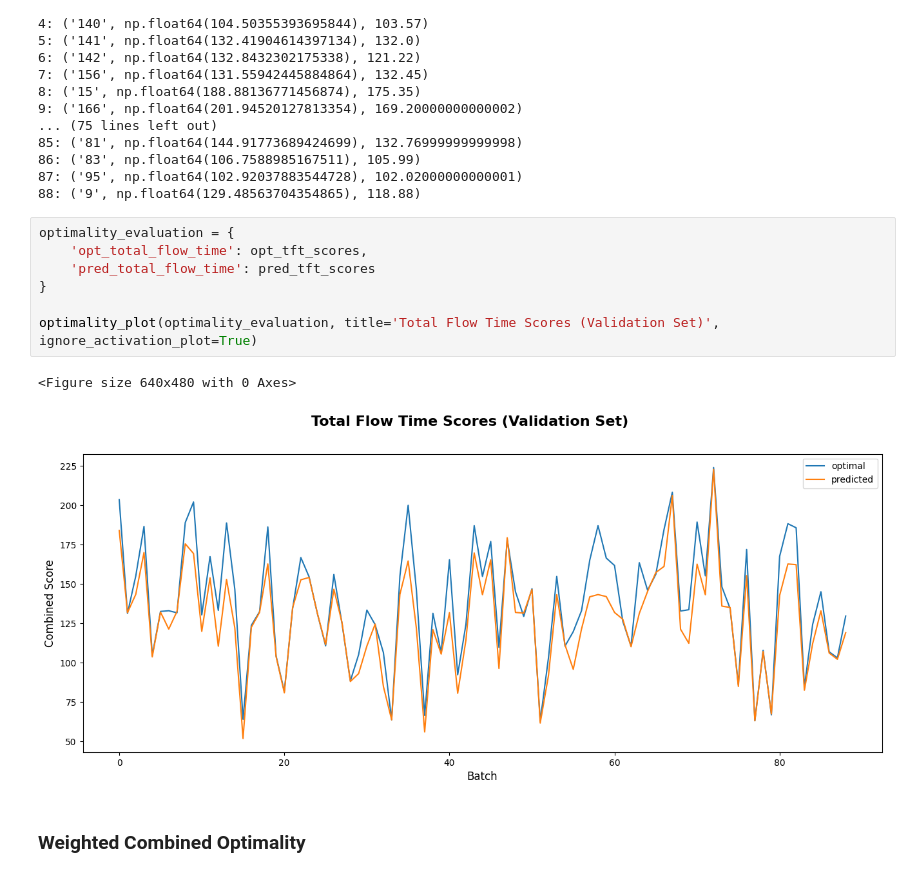
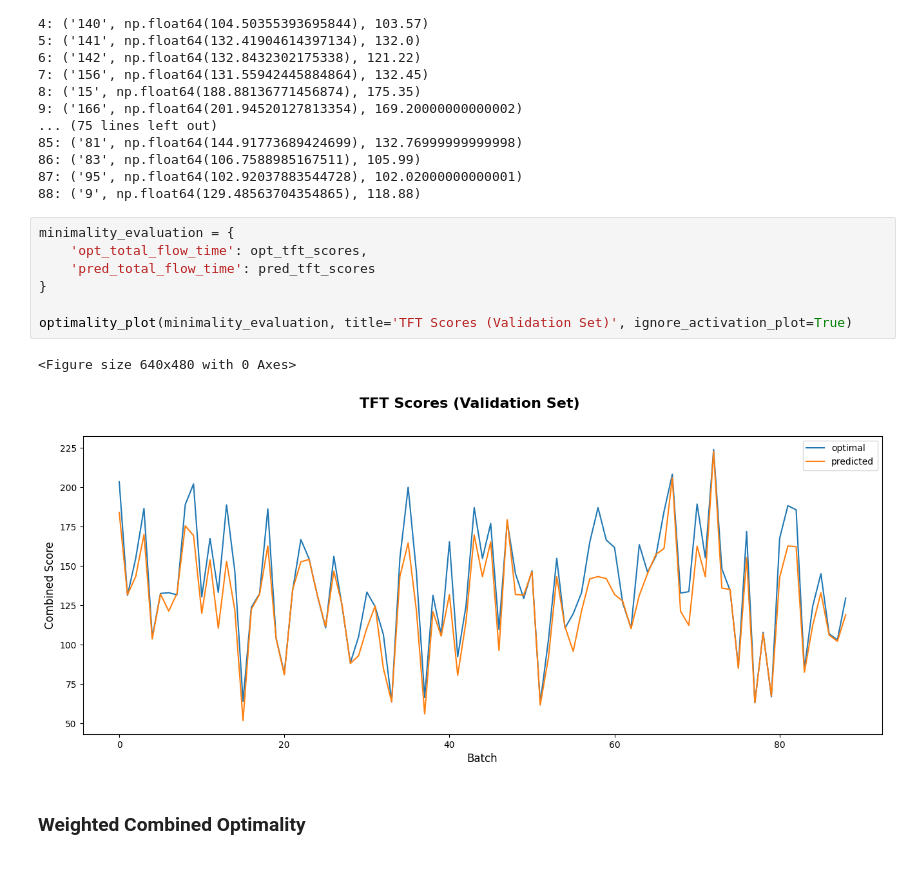
Before and after one commit to Abudo-S/ManualWarehouseOptimization, a Jupyter notebook: ManualWarehouseOptimization_GNN.ipynb, the cells around one changed output. Drawn from its saved outputs; the diff is of its cells as text.

```diff
--- a/ManualWarehouseOptimization_GNN.ipynb
+++ b/ManualWarehouseOptimization_GNN.ipynb
@@ -1883,15 +1974,15 @@ Idx: (batch_num, opt_tft_score, pred_tft_score)
 87: ('95', np.float64(102.92037883544728), 102.02000000000001)
 88: ('9', np.float64(129.48563704354865), 118.88)
 # %%
-optimality_evaluation = {
+minimality_evaluation = {
     'opt_total_flow_time': opt_tft_scores,
     'pred_total_flow_time': pred_tft_scores
 }
 
-optimality_plot(optimality_evaluation, title='Total Flow Time Scores (Validation Set)', ignore_activation_plot=True)
+optimality_plot(minimality_evaluation, title='TFT Scores (Validation Set)', ignore_activation_plot=True)
 # %% [output]
 <Figure size 640x480 with 0 Axes>
-[figure, old version]
+[figure, new version]
 # %% [markdown]
 ### Weighted Combined Optimality
 # %%
```
Also changed, not shown: parts of 28 cells of this notebook.
